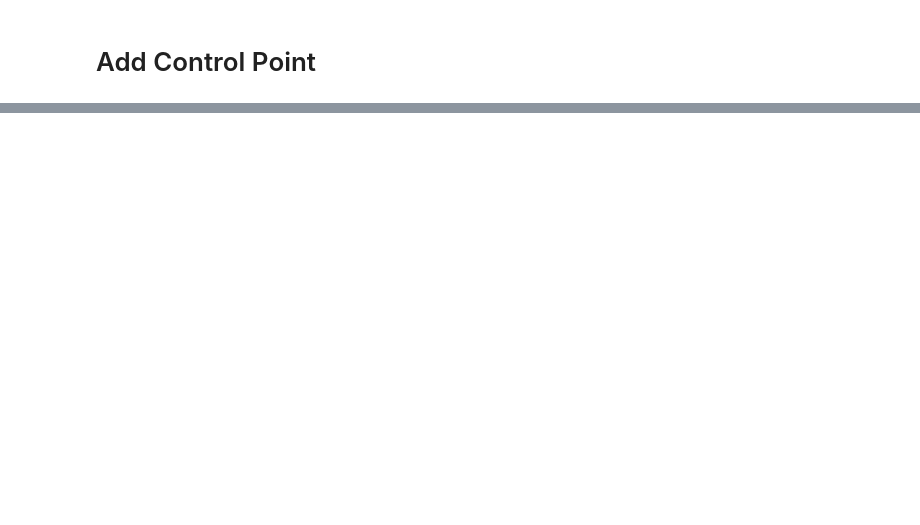
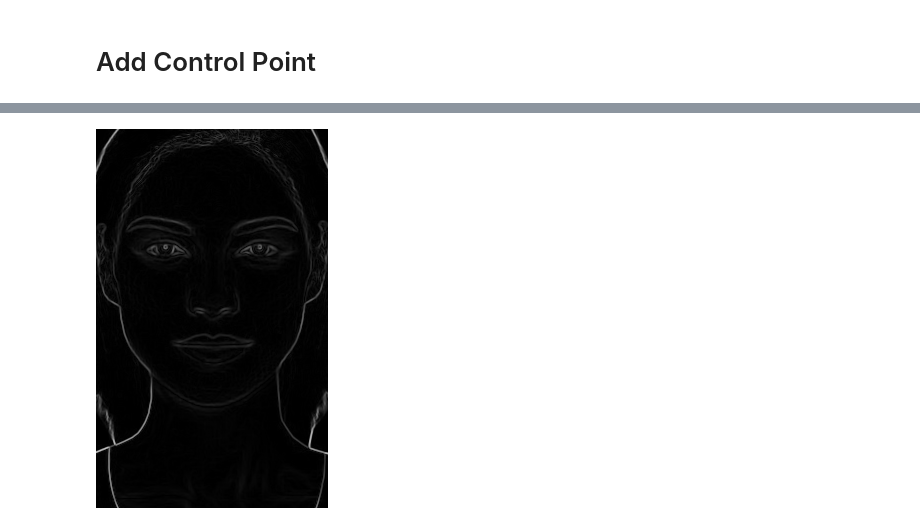
Before and after one commit to agusgun/IF4073-Pengcit, a Jupyter notebook: notebooks/Sobel.ipynb, the cells around one changed output, grey strips where cells are left out. Drawn from its saved outputs; the diff is of its cells as text; code cells hidden in the pictures; blank space fills up the shorter version.

Commit message:
Add Control Point

```diff
--- a/notebooks/Sobel.ipynb
+++ b/notebooks/Sobel.ipynb
@@ -541,0 +683,23 @@ for min_col, max_col, min_row, max_row in boundary:
+# %%
+def find_control_point(point_list, num_of_control_point):
+    result = []
+
+    total_num = len(point_list)
+    increment = total_num // num_of_control_point
+    for i in range(0, total_num, increment):
+        result.append(point_list[i])
+    return result
+# %%
+for min_col, max_col, min_row, max_row in boundary:
+    x = [min_col, max_col, max_col, min_col, min_col]
+    y = [min_row, min_row, max_row, max_row, min_row]
+    imshow(image_sobel, cmap='gray')
+    image_sobel_arr = array(image_sobel)
+
+    result = find_point(image_sobel_arr, min_row, max_row, min_col, max_col)
+    result = find_control_point(result, 20)
+    for x1, y1 in result:
+        plot(y1, x1, 'g*')
+#     plot(x, y, 'r*')
+#     plot(x, y)
+    show()
@@ -541,0 +712,4 @@ for min_col, max_col, min_row, max_row in boundary:
+# %%
+Image.fromarray(image_sobel_arr)
+# %% [output]
+[figure, added]
```
Also changed, not shown: parts of 32 cells of this notebook.
